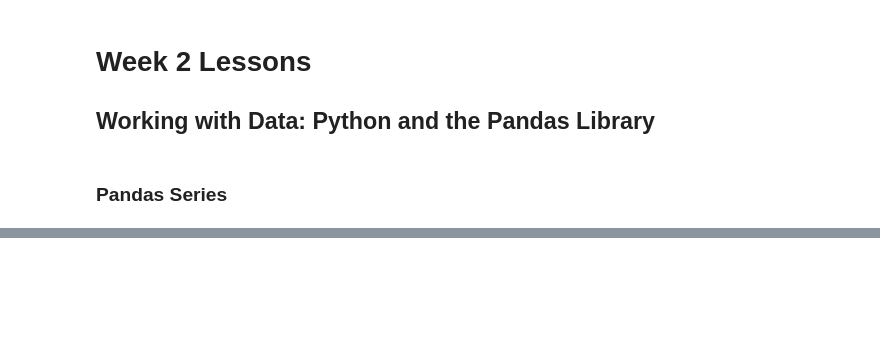
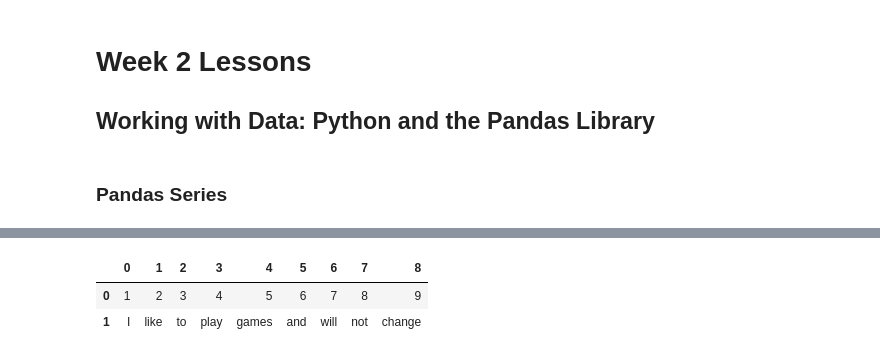
Before and after one commit to khalidassalafy/ArewaDS-Machine-Learning-Assignments, a Jupyter notebook: Week_02/lessons_week_02.ipynb, the cells around one changed output, grey strips where cells are left out. Saved outputs shown, nothing was run; the diff lists cells and outputs as text; code cells hidden in the pictures; blank space fills up the shorter version.

```diff
--- a/Week_02/lessons_week_02.ipynb
+++ b/Week_02/lessons_week_02.ipynb
@@ -33,0 +37,9 @@ ax = monthly.plot(kind='bar')
+# %%
+a = pd.Series(range(1,10))
+b = pd.Series(["I","like","to","play","games","and","will","not","change"],index=range(0,9))
+df = pd.DataFrame([a,b])
+df
+# %% [output]
+|  | 0 | 1 | 2 | 3 | 4 | 5 | 6 | 7 | 8 |
+| 0 | 1 | 2 | 3 | 4 | 5 | 6 | 7 | 8 | 9 |
+| 1 | I | like | to | play | games | and | will | not | change |
```
Also changed, not shown: parts of 36 cells of this notebook.
